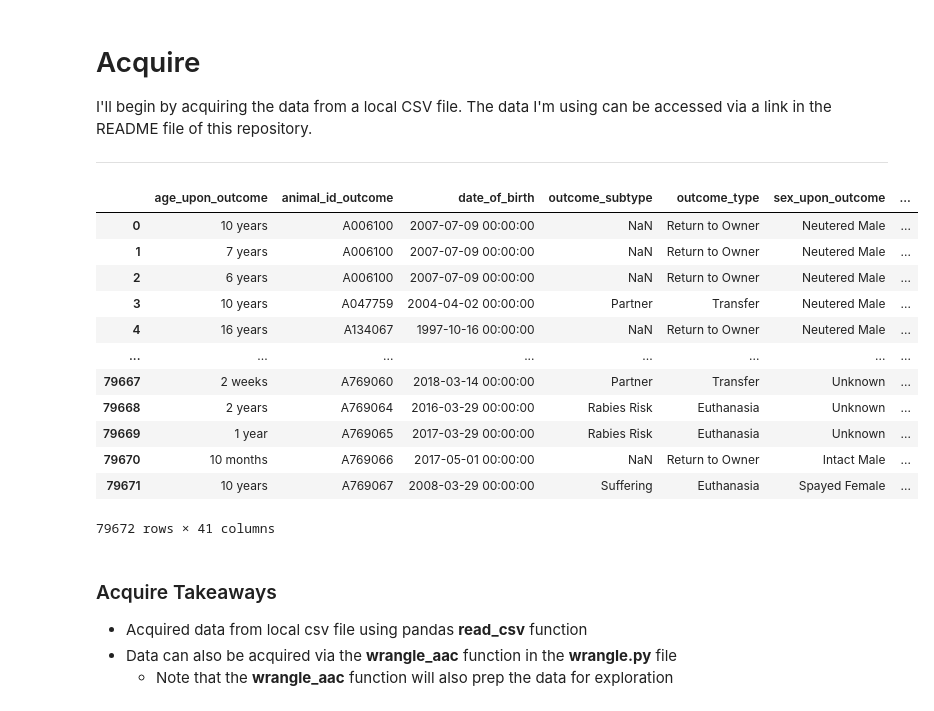
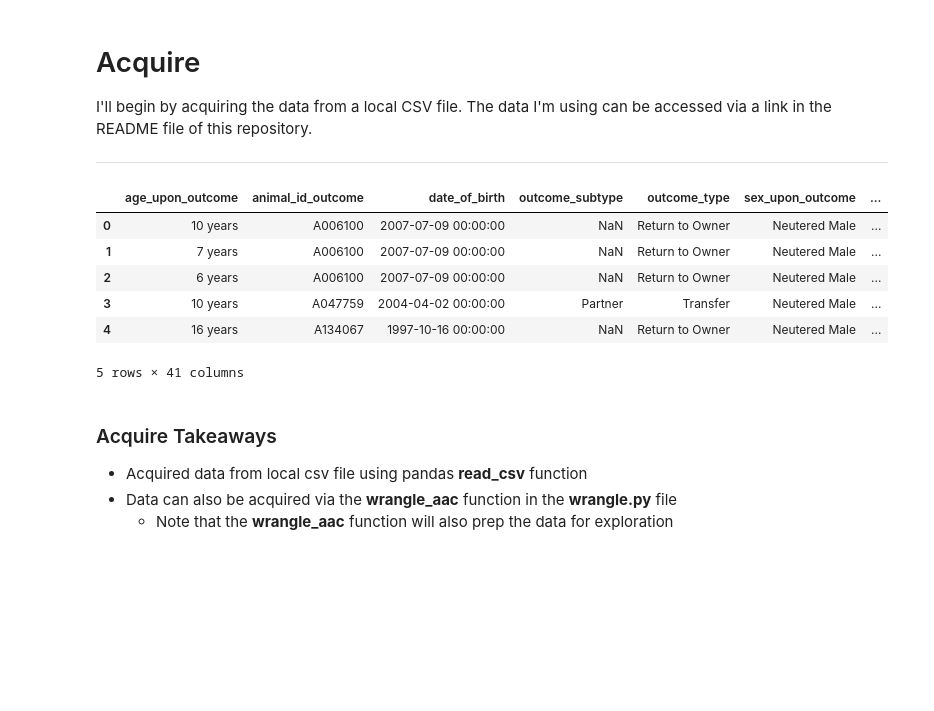
Before and after one commit to SamuelD-Data/aac_outcomes_project, a Jupyter notebook: continued_work/aac_project_notebook.ipynb, the cells around one changed output. Drawn from its saved outputs; the diff is of its cells as text; code cells hidden in the pictures; blank space fills up the shorter version.

```diff
--- a/continued_work/aac_project_notebook.ipynb
+++ b/continued_work/aac_project_notebook.ipynb
@@ -59,21 +59,15 @@ I'll begin by acquiring the data from a local CSV file. The data I'm using can b
 # %%
 df = get_aac()
 # %%
-df
+df.head()
 # %% [output]
 |  | age_upon_outcome | animal_id_outcome | date_of_birth | outcome_subtype | outcome_type | sex_upon_outcome | ... |
 | 0 | 10 years | A006100 | 2007-07-09 00:00:00 | NaN | Return to Owner | Neutered Male | ... |
 | 1 | 7 years | A006100 | 2007-07-09 00:00:00 | NaN | Return to Owner | Neutered Male | ... |
 | 2 | 6 years | A006100 | 2007-07-09 00:00:00 | NaN | Return to Owner | Neutered Male | ... |
 | 3 | 10 years | A047759 | 2004-04-02 00:00:00 | Partner | Transfer | Neutered Male | ... |
 | 4 | 16 years | A134067 | 1997-10-16 00:00:00 | NaN | Return to Owner | Neutered Male | ... |
-| ... | ... | ... | ... | ... | ... | ... | ... |
-| 79667 | 2 weeks | A769060 | 2018-03-14 00:00:00 | Partner | Transfer | Unknown | ... |
-| 79668 | 2 years | A769064 | 2016-03-29 00:00:00 | Rabies Risk | Euthanasia | Unknown | ... |
-| 79669 | 1 year | A769065 | 2017-03-29 00:00:00 | Rabies Risk | Euthanasia | Unknown | ... |
-| 79670 | 10 months | A769066 | 2017-05-01 00:00:00 | NaN | Return to Owner | Intact Male | ... |
-| 79671 | 10 years | A769067 | 2008-03-29 00:00:00 | Suffering | Euthanasia | Spayed Female | ... |
-79672 rows × 41 columns
+5 rows × 41 columns
 # %% [markdown]
 ### Acquire Takeaways
 - Acquired data from local csv file using pandas __read_csv__ function
```
Also changed, not shown: parts of 8 cells of this notebook.
